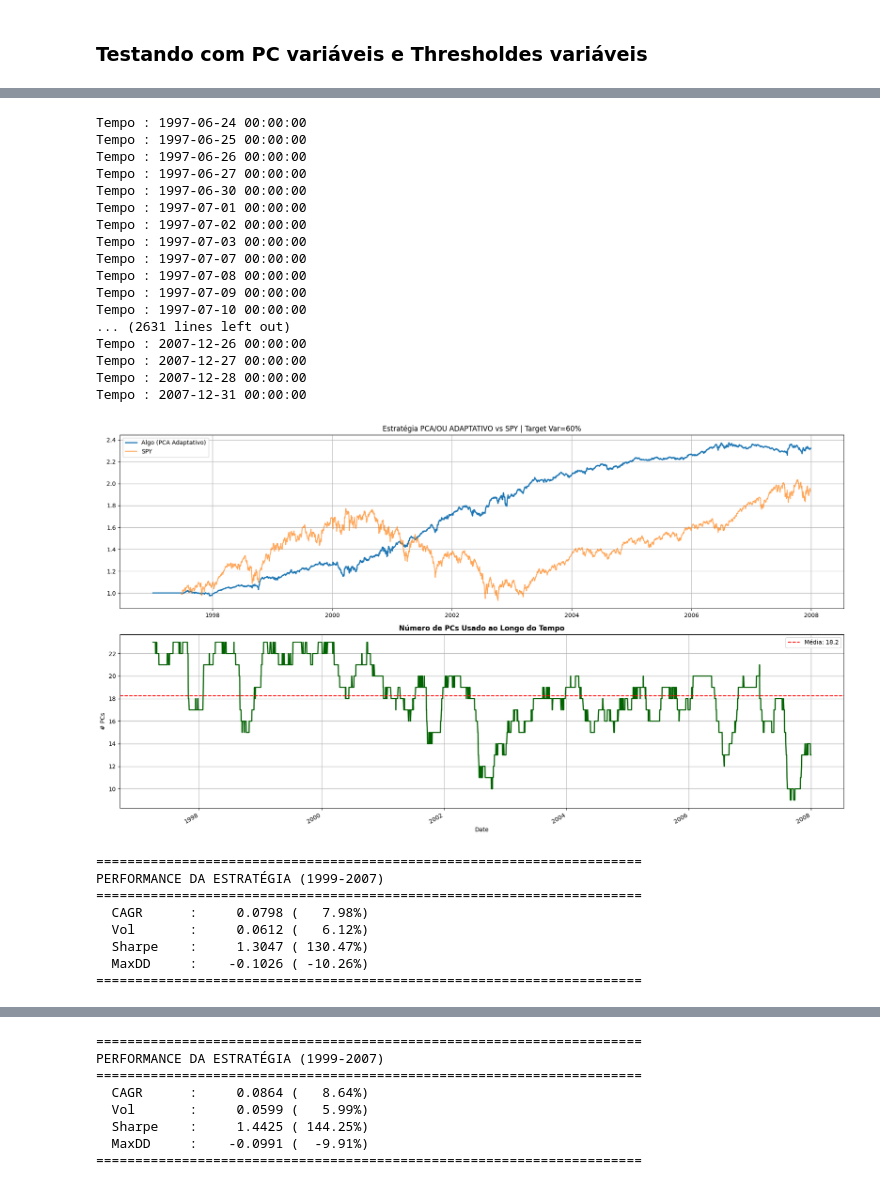
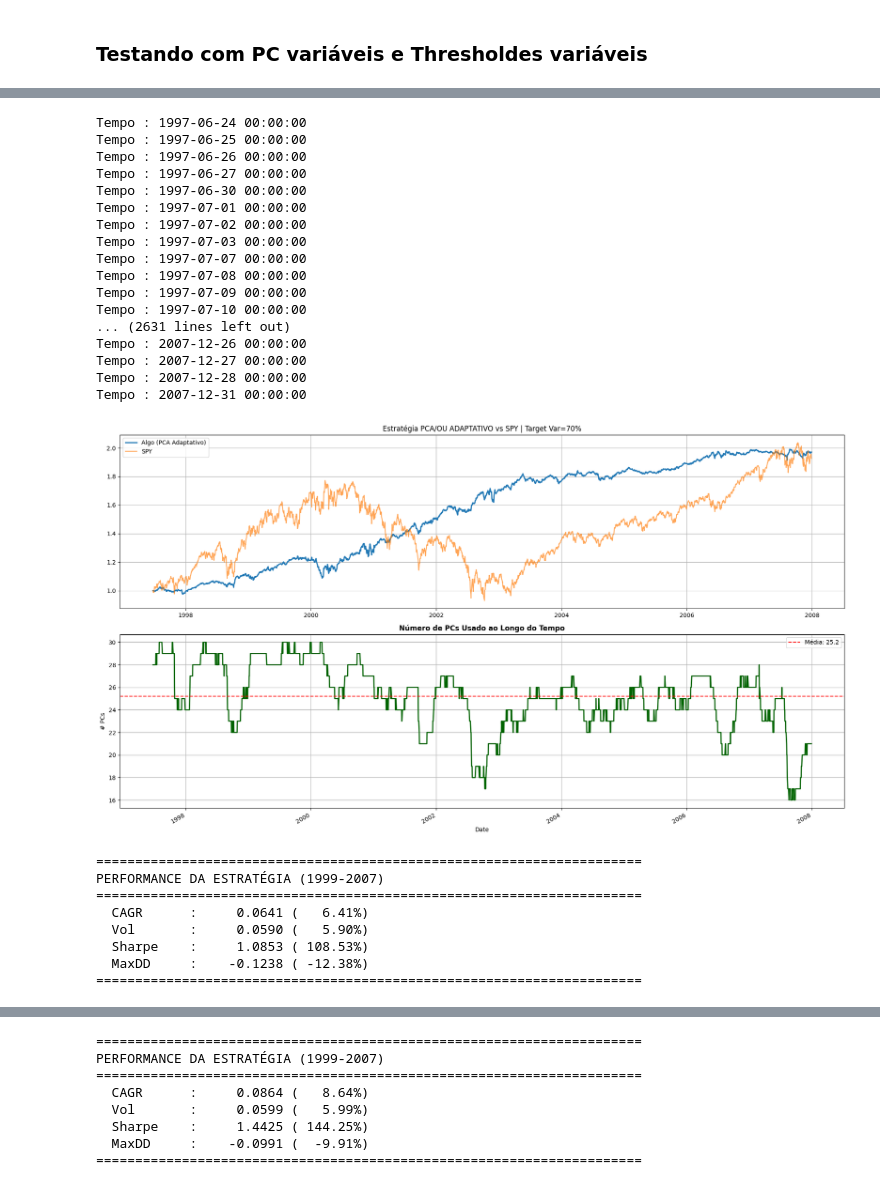
Before and after one commit to savio160502/Statistical-Arbitrage, a Jupyter notebook: run_backtest.ipynb, the cells around one changed output, grey strips where cells are left out. Cells and saved outputs as stored; diff of their text form; code cells hidden in the pictures.

```diff
--- a/run_backtest.ipynb
+++ b/run_backtest.ipynb
@@ -498,7 +499,7 @@ results4 = pca_portfolio_adaptive_pcs(
     returns = returns,
     returns_bench = returns_spy,
     benchmark = "SPY",
-    variance_target = 0.60,
+    variance_target = 0.70,
     min_pcs = 5,
     max_pcs = 35,
     s_win = 120,
@@ -506,34 +507,34 @@ results4 = pca_portfolio_adaptive_pcs(
     ma_window=60,
     adaptive_thresholds = False,
     # thresholds fixos
     sbo = 1.25,
     sso = 1.25,
     sbc = 0.50,
     ssc = 0.50,
     eps_cost = 0.0005,
     rebalanceamento_dias = 1,
     use_drift=True,
     plot = True,
 )
 # %% [output]
 Tempo : 1997-06-24 00:00:00
 Tempo : 1997-06-25 00:00:00
 Tempo : 1997-06-26 00:00:00
 Tempo : 1997-06-27 00:00:00
 Tempo : 1997-06-30 00:00:00
 Tempo : 1997-07-01 00:00:00
 Tempo : 1997-07-02 00:00:00
 Tempo : 1997-07-03 00:00:00
 Tempo : 1997-07-07 00:00:00
 Tempo : 1997-07-08 00:00:00
 Tempo : 1997-07-09 00:00:00
 Tempo : 1997-07-10 00:00:00
 ... (2631 lines left out)
 Tempo : 2007-12-26 00:00:00
 Tempo : 2007-12-27 00:00:00
 Tempo : 2007-12-28 00:00:00
 Tempo : 2007-12-31 00:00:00
-[figure, old version]
+[figure, new version]
 # %%
 # =============================================================================
 # 3. ESTATÍSTICAS BÁSICAS
@@ -552,10 +553,10 @@ print("="*70 + "\n")
 ======================================================================
 PERFORMANCE DA ESTRATÉGIA (1999-2007)
 ======================================================================
-  CAGR      :     0.0798 (   7.98%)
-  Vol       :     0.0612 (   6.12%)
-  Sharpe    :     1.3047 ( 130.47%)
-  MaxDD     :    -0.1026 ( -10.26%)
+  CAGR      :     0.0641 (   6.41%)
+  Vol       :     0.0590 (   5.90%)
+  Sharpe    :     1.0853 ( 108.53%)
+  MaxDD     :    -0.1238 ( -12.38%)
 ======================================================================
 # %%
 results5 = pca_portfolio_adaptive_pcs(
```
Also changed, not shown: parts of 5 cells of this notebook.
